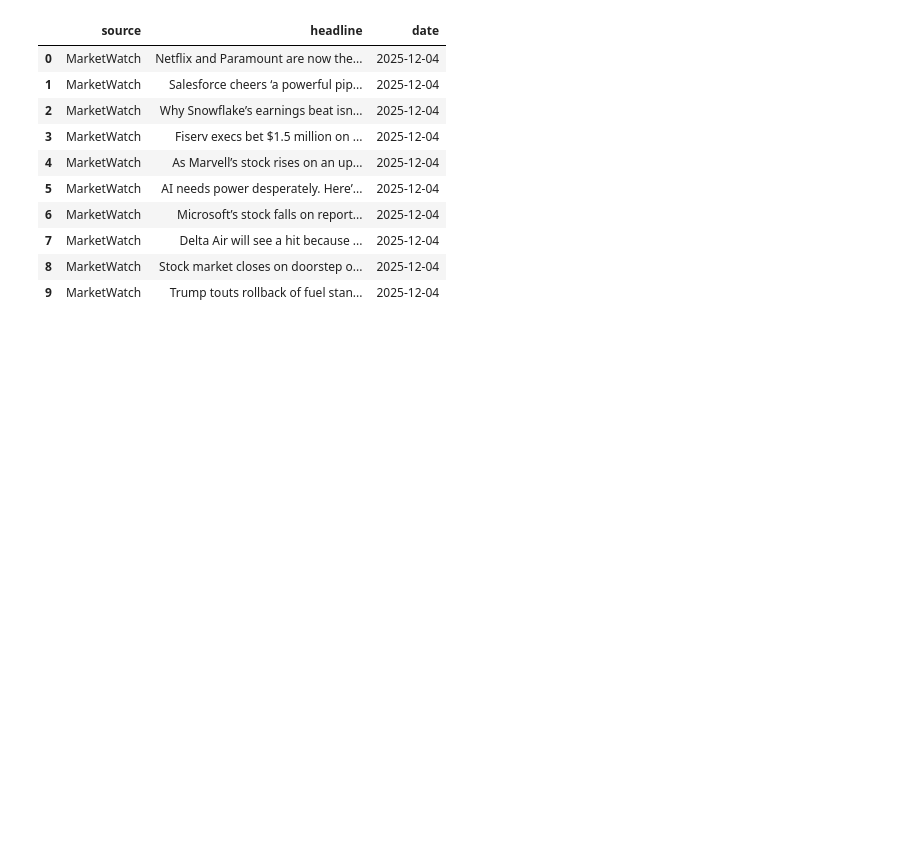
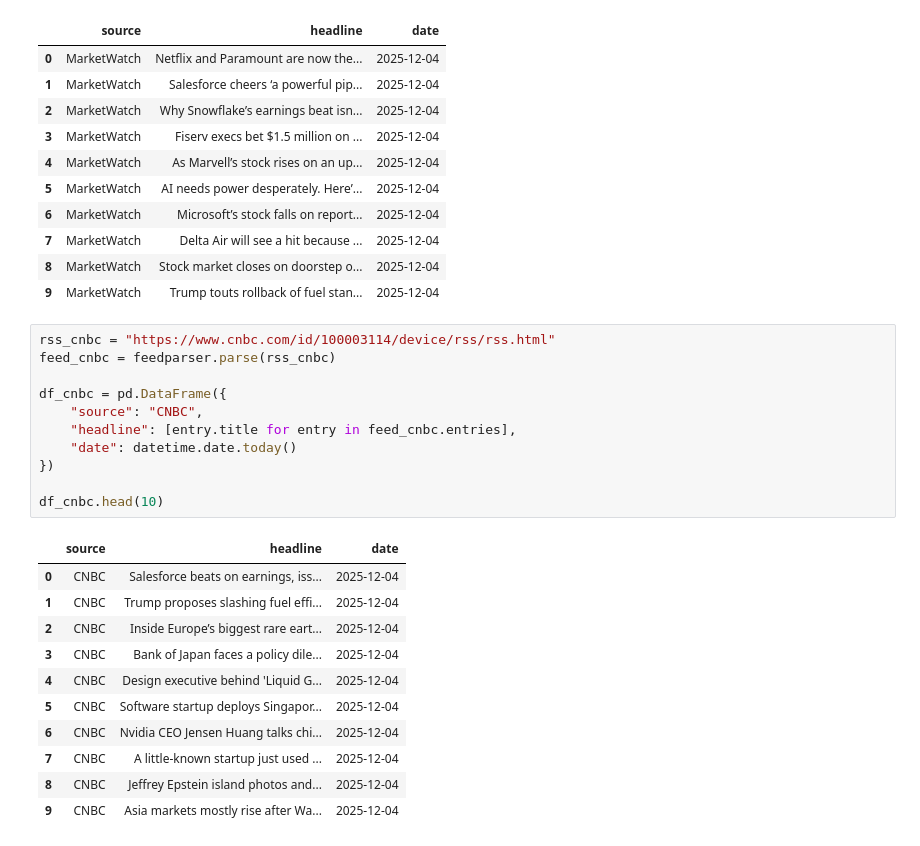
Before and after one commit to eunicetcl/mag7vsSp500-datapipelines, a Jupyter notebook: mag7_marketsentiment.ipynb, the cells around one changed output. Saved outputs shown, nothing was run; the diff lists cells and outputs as text; blank space fills up the shorter version.

```diff
--- a/mag7_marketsentiment.ipynb
+++ b/mag7_marketsentiment.ipynb
@@ -137,3 +137,26 @@ df_marketwatch.head(10)
 | 7 | MarketWatch | Delta Air will see a hit because ... | 2025-12-04 |
 | 8 | MarketWatch | Stock market closes on doorstep o... | 2025-12-04 |
 | 9 | MarketWatch | Trump touts rollback of fuel stan... | 2025-12-04 |
+# %%
+rss_cnbc = "https://www.cnbc.com/id/100003114/device/rss/rss.html"
+feed_cnbc = feedparser.parse(rss_cnbc)
+
+df_cnbc = pd.DataFrame({
+    "source": "CNBC",
+    "headline": [entry.title for entry in feed_cnbc.entries],
+    "date": datetime.date.today()
+})
+
+df_cnbc.head(10)
+# %% [output]
+|  | source | headline | date |
+| 0 | CNBC | Salesforce beats on earnings, iss... | 2025-12-04 |
+| 1 | CNBC | Trump proposes slashing fuel effi... | 2025-12-04 |
+| 2 | CNBC | Inside Europe’s biggest rare eart... | 2025-12-04 |
+| 3 | CNBC | Bank of Japan faces a policy dile... | 2025-12-04 |
+| 4 | CNBC | Design executive behind 'Liquid G... | 2025-12-04 |
+| 5 | CNBC | Software startup deploys Singapor... | 2025-12-04 |
+| 6 | CNBC | Nvidia CEO Jensen Huang talks chi... | 2025-12-04 |
+| 7 | CNBC | A little-known startup just used ... | 2025-12-04 |
+| 8 | CNBC | Jeffrey Epstein island photos and... | 2025-12-04 |
+| 9 | CNBC | Asia markets mostly rise after Wa... | 2025-12-04 |
```
Also changed, not shown: parts of 1 cell of this notebook.
